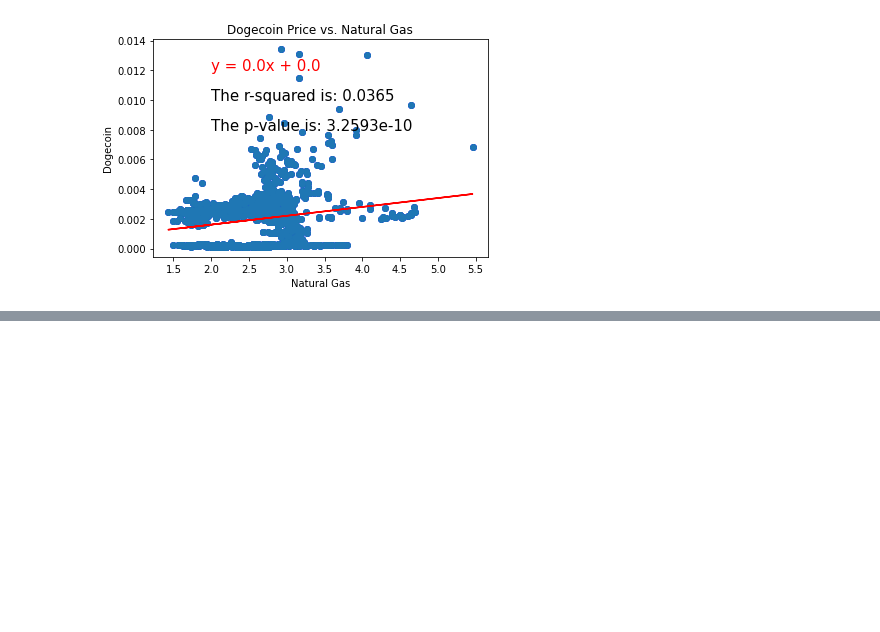
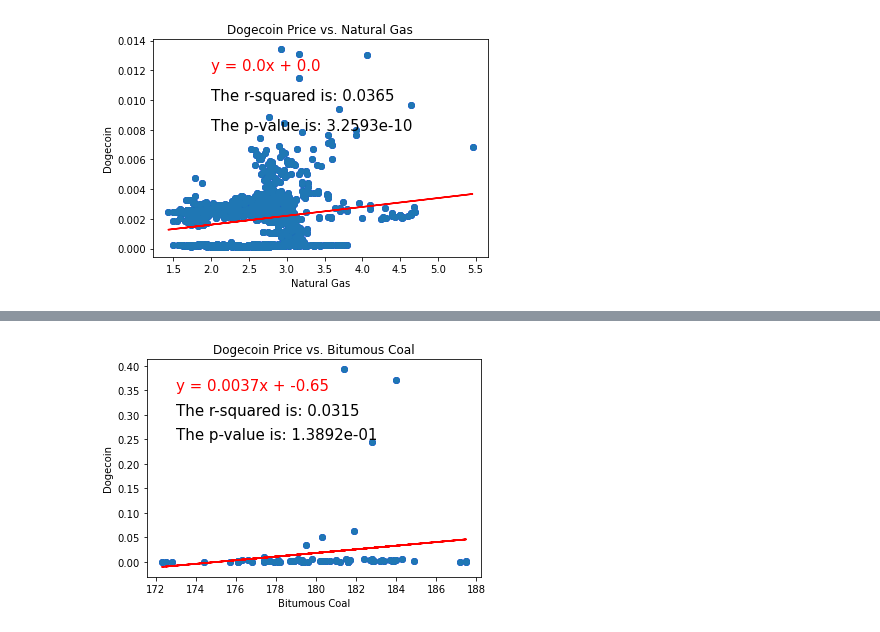
Before and after one commit to shermeenajani/Project-1-EDA, a Jupyter notebook: PullData.ipynb, the cells around one changed output, grey strips where cells are left out. Cells and saved outputs as stored; diff of their text form; code cells hidden in the pictures; blank space fills up the shorter version.

```diff
--- a/PullData.ipynb
+++ b/PullData.ipynb
@@ -534,0 +593,31 @@ plt.show()
+# %%
+x_values = index_crypto_coal["coal"].values
+y_values = index_crypto_coal["dogecoin"].values
+
+
+plt.scatter(x_values, y_values,color="blue")
+plt.title("Dogecoin Price vs. Bitumous Coal")
+plt.ylabel("Dogecoin")
+plt.xlabel("Bitumous Coal")
+
+
+(slope, intercept, rvalue, pvalue, stderr) = linregress(x_values, y_values)
+
+
+regress_values = x_values * slope + intercept
+line_eq = "y = " + str(round(slope,4)) + "x + " + str(round(intercept,2))
+
+rsquared = f"The r-squared is: {round(rvalue**2,4)}"
+
+
+plt.scatter(x_values,y_values)
+plt.plot(x_values,regress_values,"r-")
+plt.annotate(line_eq,(173,.35),fontsize=15,color="red")
+plt.annotate(rsquared,(173,.30),fontsize=15,color="black")
+pval = f"The p-value is: {pvalue:.4e}"
+plt.annotate(pval,(173,.25),fontsize=15,color="black")
+plt.savefig('images/dogecoincoal.png')
+
+plt.show()
+# %% [output]
+[figure, added]
```
Also changed, not shown: parts of 4 cells of this notebook, 7 other files.
